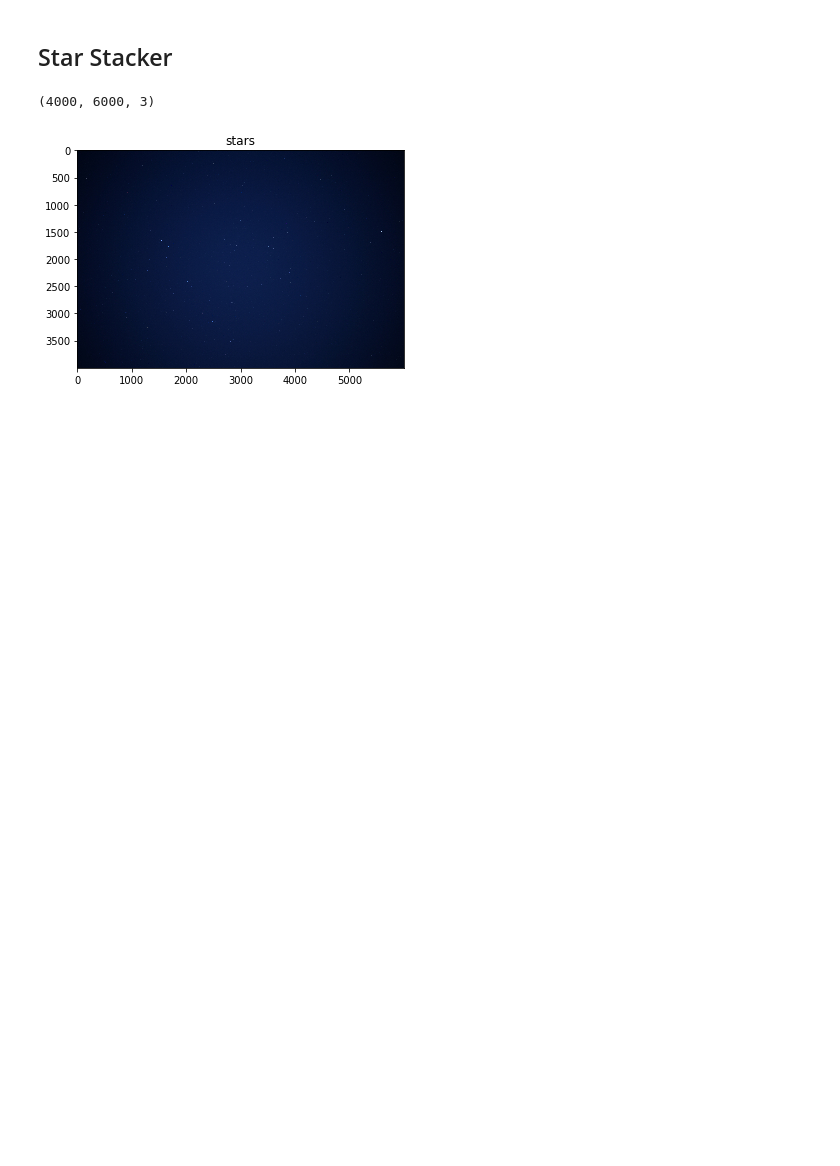
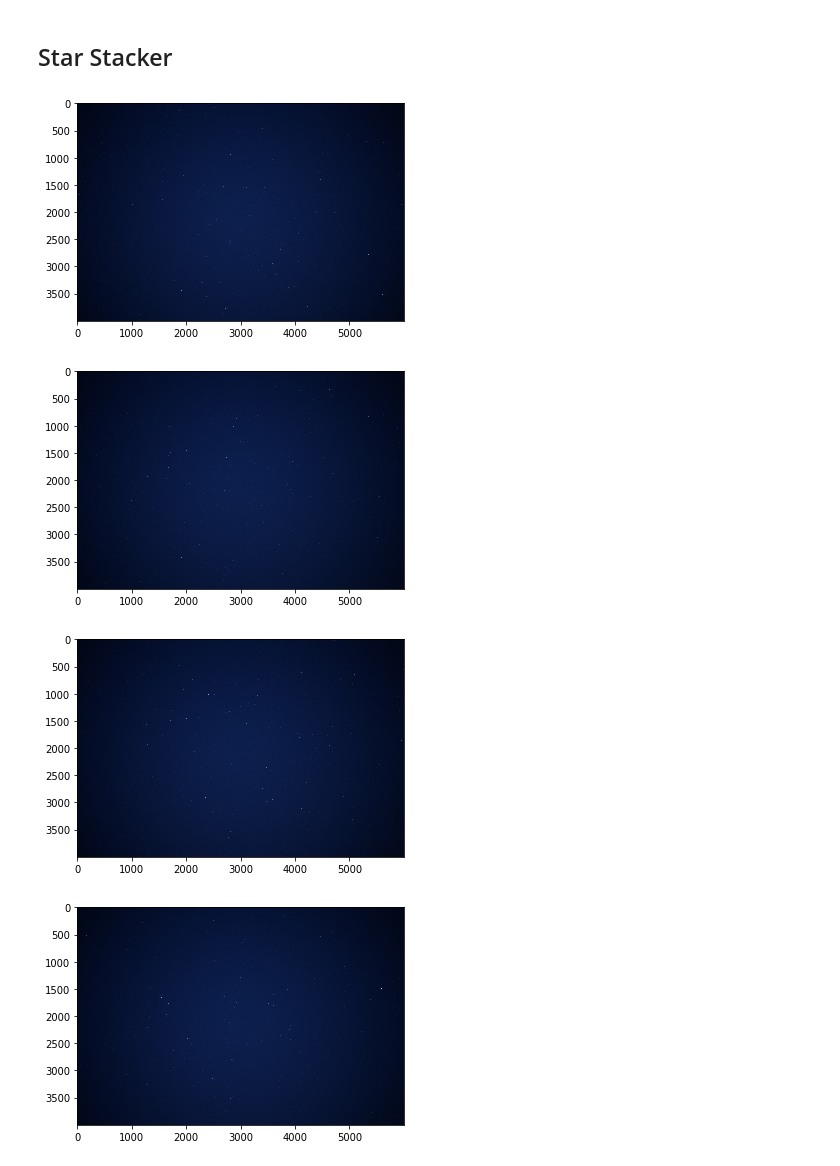
Before and after one commit to bkarwoski/StarStack, a Jupyter notebook: StarStack.ipynb, the cells around one changed output. Saved outputs shown, nothing was run; the diff lists cells and outputs as text; code cells hidden in the pictures; blank space fills up the shorter version.

Commit message:
batch loading images
Former-commit-id: b6680ea06f0caef2307db799c1b96b4e9aadf7d3

```diff
--- a/StarStack.ipynb
+++ b/StarStack.ipynb
@@ -9,13 +10,26 @@ import os
 # %%
-# print(os.path.abspath("StarStack.ipynb"))
+
 notebookPath = os.path.abspath("StarStack.ipynb")
-imgPath = os.path.join(os.path.dirname(notebookPath), "jpg/DSC07273.JPG")
-im1 = cv2.imread(imgPath)
-im1 = cv2.cvtColor(im1, cv2.COLOR_BGR2RGB)
-print(im1.shape)
-plt.imshow(im1)
-plt.title("stars")
-plt.show()
+# im1Path = os.path.join(os.path.dirname(notebookPath), "jpg/DSC07273.JPG")
+# im1 = cv2.imread(im1Path)
+# im1 = cv2.cvtColor(im1, cv2.COLOR_BGR2RGB)
+# print(im1.shape)
+# plt.imshow(im1)
+# plt.title("stars")
+# plt.show()
+imgs = []
+imsPath = os.path.join(os.path.dirname(notebookPath), "jpg/*")
+for img in glob.glob(imsPath):
+    nextImg = cv2.imread(img)
+    nextImg = cv2.cvtColor(nextImg, cv2.COLOR_BGR2RGB)
+    imgs.append(nextImg)
+
+#show that images have loaded correctly
+for img in imgs:
+    plt.imshow(img)
+    plt.show()
 # %% [output]
-(4000, 6000, 3)
-[figure, old version]
+[figure, new version]
+[figure, added]
+[figure, added]
+[figure, added]
```
Also changed, not shown: parts of 2 cells of this notebook.
